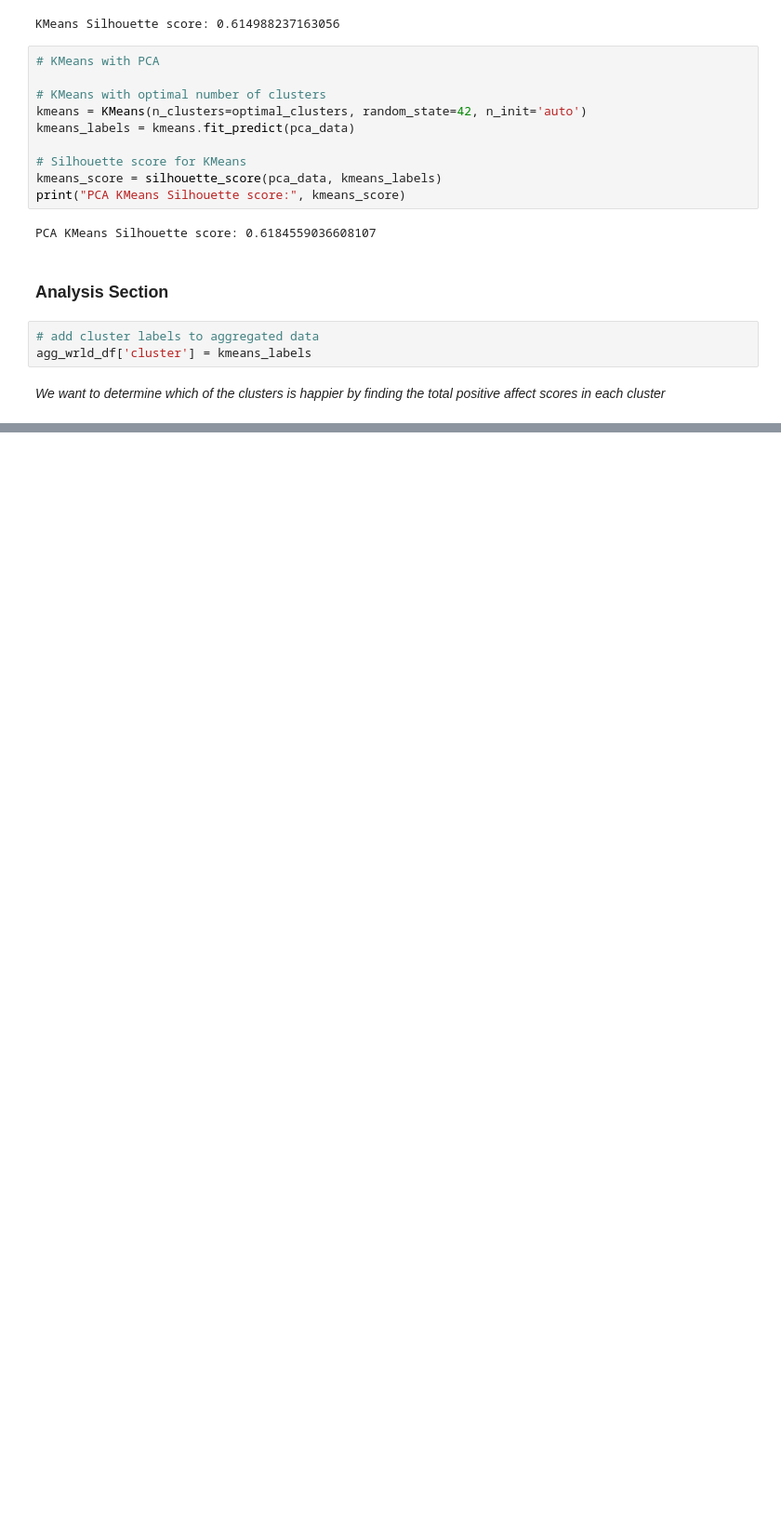
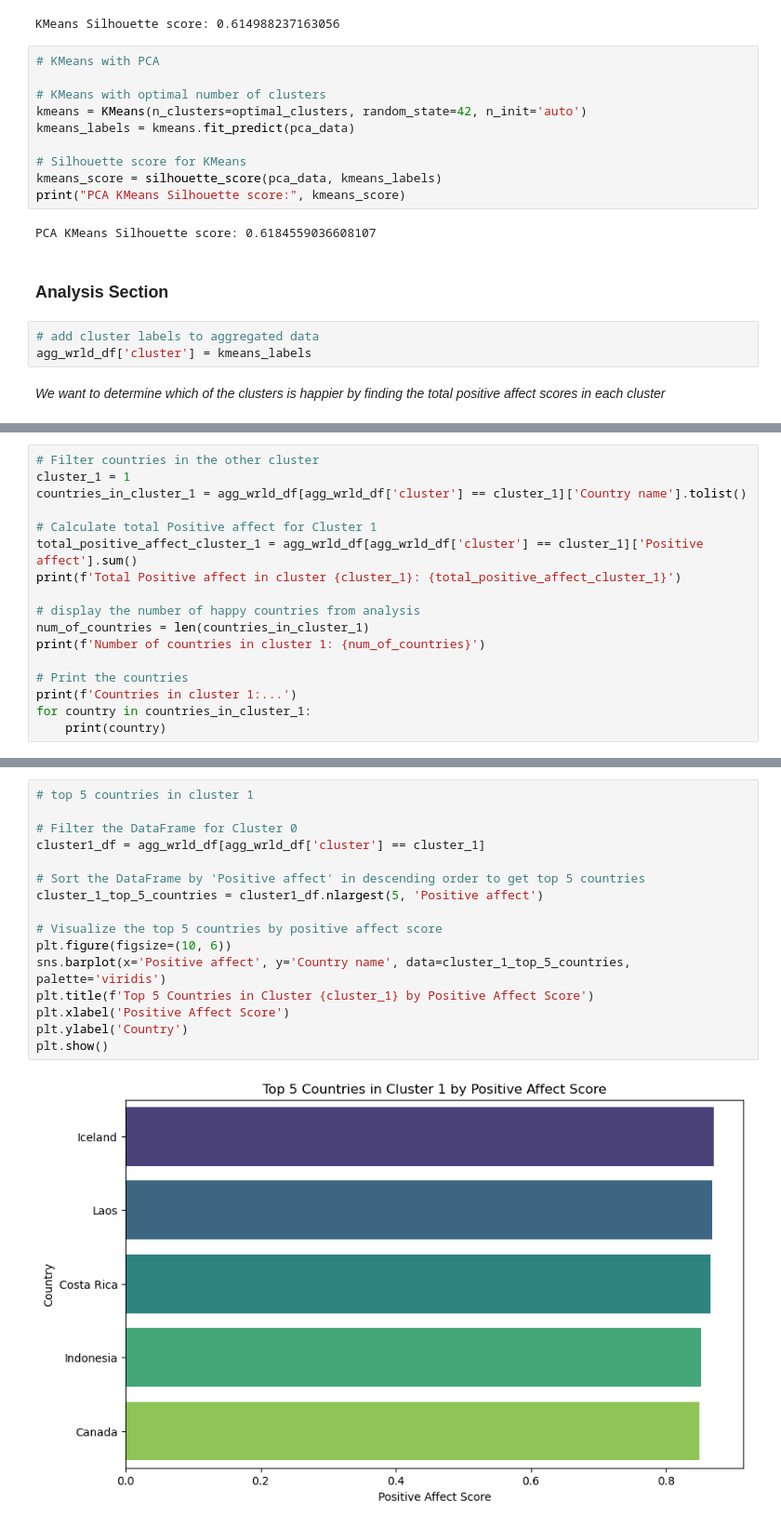
Before and after one commit to UgeneTettey/Blossom_Projects, a Jupyter notebook: unsupervised_learning/world_happiness/World-Happiness-Report.ipynb, the cells around one changed output, grey strips where cells are left out. Shown at 93% size. Drawn from its saved outputs; the diff is of its cells as text; blank space fills up the shorter version.

```diff
--- a/unsupervised_learning/world_happiness/World-Happiness-Report.ipynb
+++ b/unsupervised_learning/world_happiness/World-Happiness-Report.ipynb
@@ -248,0 +259,17 @@ Ghana is in Cluster 1 (KMeans)
+# %%
+# Filter countries in the other cluster
+cluster_1 = 1
+countries_in_cluster_1 = agg_wrld_df[agg_wrld_df['cluster'] == cluster_1]['Country name'].tolist()
+
+# Calculate total Positive affect for Cluster 1
+total_positive_affect_cluster_1 = agg_wrld_df[agg_wrld_df['cluster'] == cluster_1]['Positive affect'].sum()
+print(f'Total Positive affect in cluster {cluster_1}: {total_positive_affect_cluster_1}')
+
+# display the number of happy countries from analysis
+num_of_countries = len(countries_in_cluster_1)
+print(f'Number of countries in cluster 1: {num_of_countries}')
+
+# Print the countries
+print(f'Countries in cluster 1:...')
+for country in countries_in_cluster_1:
+    print(country)
@@ -248,0 +294,18 @@ Ghana is in Cluster 1 (KMeans)
+# %%
+# top 5 countries in cluster 1
+
+# Filter the DataFrame for Cluster 0
+cluster1_df = agg_wrld_df[agg_wrld_df['cluster'] == cluster_1]
+
+# Sort the DataFrame by 'Positive affect' in descending order to get top 5 countries
+cluster_1_top_5_countries = cluster1_df.nlargest(5, 'Positive affect')
+
+# Visualize the top 5 countries by positive affect score
+plt.figure(figsize=(10, 6))
+sns.barplot(x='Positive affect', y='Country name', data=cluster_1_top_5_countries, palette='viridis')
+plt.title(f'Top 5 Countries in Cluster {cluster_1} by Positive Affect Score')
+plt.xlabel('Positive Affect Score')
+plt.ylabel('Country')
+plt.show()
+# %% [output]
+[figure, added]
```
Also changed, not shown: parts of 13 cells of this notebook.
